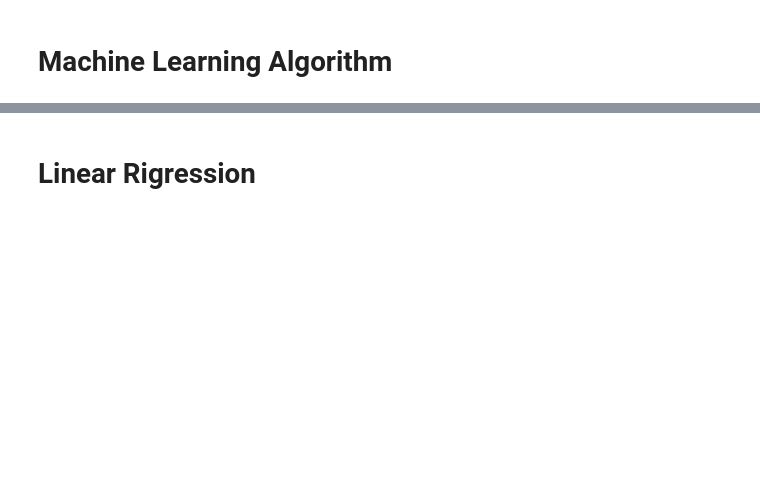
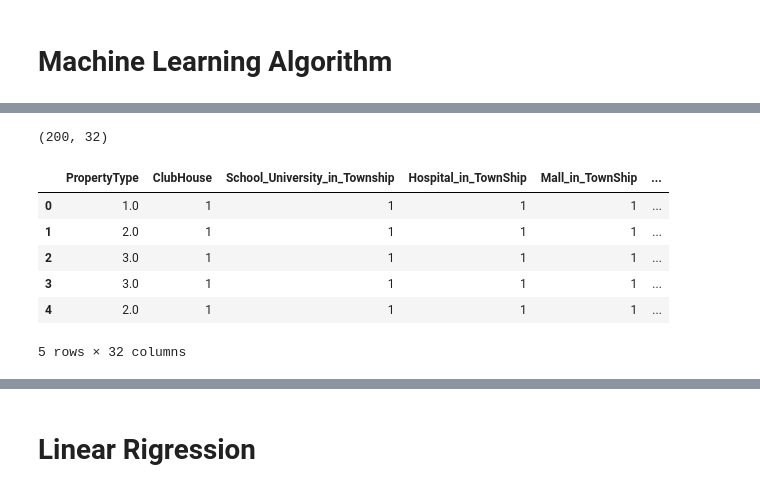
Before and after one commit to M-S-ALAM/Real-Estate-Price-Prediction, a Jupyter notebook: Machine_Learning_Algorithm_Building.ipynb, the cells around one changed output, grey strips where cells are left out. Drawn from its saved outputs; the diff is of its cells as text; code cells hidden in the pictures; blank space fills up the shorter version.

```diff
--- a/Machine_Learning_Algorithm_Building.ipynb
+++ b/Machine_Learning_Algorithm_Building.ipynb
@@ -5,0 +49,34 @@ import numpy as np
+# %%
+featuresMod = ['PropertyType',
+                'ClubHouse',
+                'School_University_in_Township',
+                'Hospital_in_TownShip',
+                'Mall_in_TownShip',
+                'Park_Jogging_track',
+                'Swimming_Pool',
+                'Gym',
+                'Property_Area_in_Sq_Ft',
+                'Price_in_lakhs',
+                'Price_by_sub_area',
+                'Price_by_sub_area',
+                'Price by township_society',
+                'Amenities_score',
+                'Price_by_Amenities_score',
+                'Noun_Counts',
+                'Verb_Counts',
+                'Adjective_Counts',
+                'compound',
+                'negative',
+                'positive',
+                'neutral',
+                'amenities_like',
+                'boasts_elegant',
+                'elegant_towers',
+                'great community',
+                'mantra_gold',
+                'offering_bedroom',
+                'quality_specification',
+                'stories_offering',
+                'towers_stories',
+                'world_class']
+print(len(featuresMod))
@@ -5,0 +117,14 @@ import numpy as np
+# %%
+df_features = data_cv[features]
+df_features.columns = featuresMod
+print(df_features.shape)
+df_features.head()
+# %% [output]
+(200, 32)
+|  | PropertyType | ClubHouse | School_University_in_Township | Hospital_in_TownShip | Mall_in_TownShip | ... |
+| 0 | 1.0 | 1 | 1 | 1 | 1 | ... |
+| 1 | 2.0 | 1 | 1 | 1 | 1 | ... |
+| 2 | 3.0 | 1 | 1 | 1 | 1 | ... |
+| 3 | 3.0 | 1 | 1 | 1 | 1 | ... |
+| 4 | 2.0 | 1 | 1 | 1 | 1 | ... |
+5 rows × 32 columns
```
Also changed, not shown: parts of 26 cells of this notebook, 5 other files.
